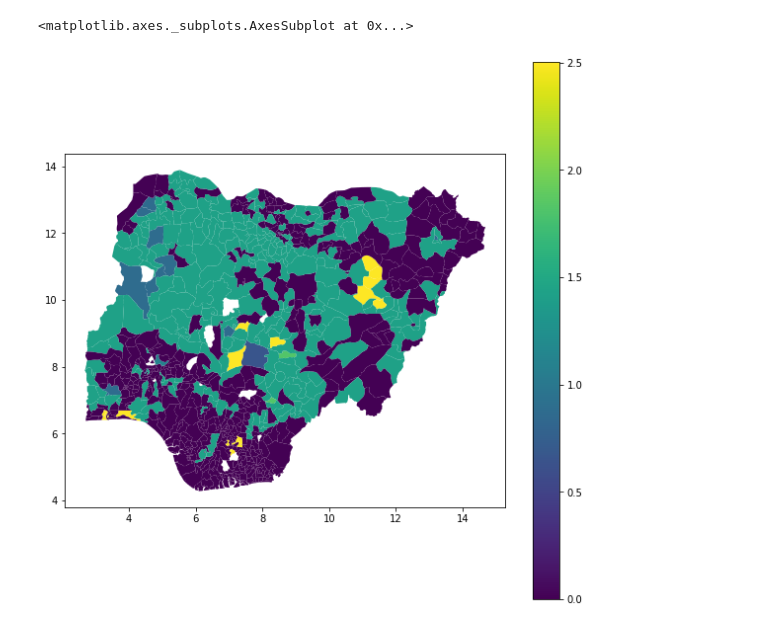
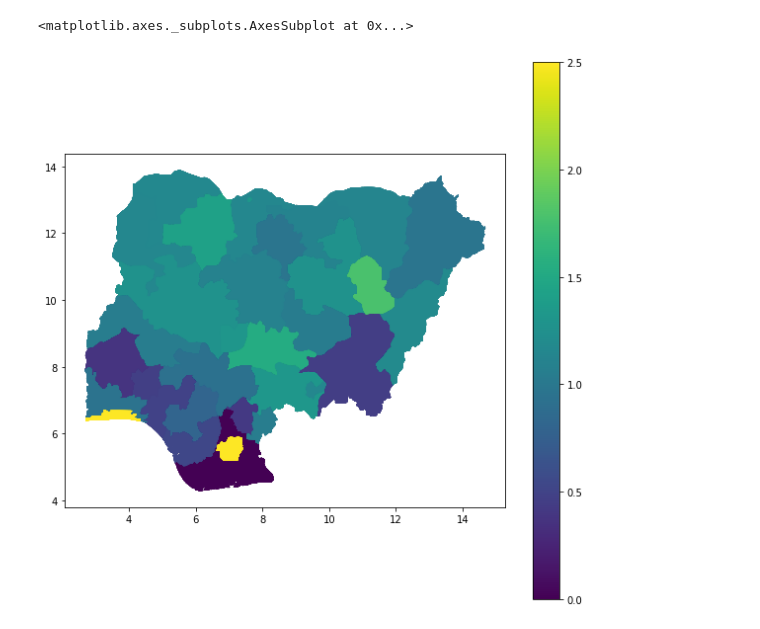
Before and after one commit to stm7631/AA-08-Washington-Data-Wizards, a Jupyter notebook: Code/Reading and Plotting Nigeria Data.ipynb, the cells around one changed output. Saved outputs shown, nothing was run; the diff lists cells and outputs as text; code cells hidden in the pictures.

```diff
--- a/Code/Reading and Plotting Nigeria Data.ipynb
+++ b/Code/Reading and Plotting Nigeria Data.ipynb
@@ -40,10 +49,11 @@ pzq_total_procured = pzq_tab_procured.iloc[:, 0] + pzq_tab_procured.iloc[:, 1]
 # %%
 # Here I selecte the different colummns I  need and store them as seperate Series. The rows start at level 2
 # The columns for the first two variables have names, but the rest I find by indexing.
+state_names = alb_mbd.loc[2:, "Unnamed: 1"]
 district_names = alb_mbd.loc[2:, "Unnamed: 2"]
-total_treatment = alb_mbd.loc[2:, "Population requiring treatment with ALB/MBD"]
-total_target_alb = alb_mbd.iloc[2:, 15]
+alb_mbd_total_treatment = alb_mbd.loc[2:, "Population requiring treatment with ALB/MBD"]
 total_target_mbd = alb_mbd.iloc[2:, 19]
+total_target_alb = alb_mbd_total_treatment - total_target_mbd
 lf_alb_tab_bottle = alb_mbd.iloc[2:, 21:23]
-sac_alb_tab_bottle = alb_mbd.iloc[2:, 24:26]
-sac_mbd_tab_bottle = alb_mbd.iloc[2:, 27:29]
+sth_alb_tab_bottle = alb_mbd.iloc[2:, 24:26]
+sth_mbd_tab_bottle = alb_mbd.iloc[2:, 27:29]
@@ -76,4 +106,4 @@ selectedData.head(2)
 shapefile = '../Data/Nigeria/Nigeria_Shape/AFRO_IUs_201812.shp'
 gdf = gpd.read_file(shapefile)
 nigeria = gdf[gdf.ADMIN0 == 'Nigeria'].copy()
-nigeria.head(3)
+nigeria = nigeria.loc[:, ['CONTINENT', 'REGION', 'ADMIN0', 'ADMIN1', 'IUs_NAME', 'Shape_Leng', 'Shape_Le_1', 'Shape_Area', 'geometry']]
@@ -98,3 +110,35 @@ merged.loc[(pd.isna(merged.ivm_ratio)), 'ivm_ratio'] = 0
+# %%
+# merging the two data sets
+#merged = nigeria.merge(selectedData, left_on='IUs_NAME', right_on='district_names')
+merged = nigeria.merge(stateData, left_on='ADMIN1', right_on='state_names')
+# summing up all the requested columns and dividing them by the target population
+merged['alb_ratio'] = merged['lf_alb_total_procured'] / merged['total_target_alb']
+merged['mbd_ratio'] = merged['sth_mbd_total_procured'] / merged['total_target_mbd']
+merged['pzq_ratio'] = merged['schisto_pzq_total_procured'] / merged['schisto_pzq_total_treatment']
+merged['oncho_ivm_ratio'] = merged['oncho_ivm_total_procured'] / merged['oncho_ivm_total_treatment']
+merged['lf_ivm_ratio'] = merged['lf_ivm_total_procured'] / merged['lf_ivm_total_treatment']
+
+merged.loc[(pd.isna(merged.pzq_ratio)), 'pzq_ratio'] = 0
+merged.loc[(pd.isna(merged.alb_ratio)), 'alb_ratio'] = 0
+merged.loc[(pd.isna(merged.mbd_ratio)), 'mbd_ratio'] = 0
+merged.loc[(pd.isna(merged.oncho_ivm_ratio)), 'oncho_ivm_ratio'] = 0
+merged.loc[(pd.isna(merged.lf_ivm_ratio)), 'lf_ivm_ratio'] = 0
+
+
+
+merged_pop = merged.merge(pop_data, left_on='ADMIN1', right_on='state')
+final_merged = merged_pop.merge(nigeria_lf, left_on='ADMIN1', right_on='ADMIN1_NAME')
+# %%
+final_merged = final_merged.loc[:, ['CONTINENT', 'REGION', 'ADMIN0', 'ADMIN1', 'IUs_NAME', 'Shape_Leng',
+       'Shape_Le_1', 'Shape_Area', 'geometry', 'state_names',
+       'total_treatment_mbd_alb', 'total_target_alb', 'total_target_mbd',
+       'lf_alb_total_procured', 'sth_mbd_total_procured',
+       'schisto_pzq_total_treatment', 'schisto_pzq_total_procured',
+       'lf_ivm_total_treatment', 'lf_ivm_total_procured',
+       'oncho_ivm_total_treatment', 'oncho_ivm_total_procured', 'alb_ratio',
+       'mbd_ratio', 'pzq_ratio', 'oncho_ivm_ratio', 'lf_ivm_ratio', 'population', 'lf_yld', 'oncho_yld', 'schisto_yld', 'Endemicity', 'MDA_start_APOC',
+       'LF_MDA_duration', 'start_year', 'end_year', 'Period', 'PopReq',
+       'PopTreat', 'Cov', 'MDA', 'EffMDA', 'MDA_n', 'EffMDA_n', 'MDA_left']]
 # %%
 # creating a plot
 # any white space is probably a null value, meaning either no data, or something is wrong the data cleaning I did
@@ -105,6 +156,6 @@ merged.plot(column='total requested / target population', legend=True, figsize=(
 # %%
-merged.plot(column='pzq_ratio', legend=True, figsize=(10,10))
+final_merged.plot(column='pzq_ratio', legend=True, figsize=(10,10))
 # %% [output]
 <matplotlib.axes._subplots.AxesSubplot at 0x...>
-[figure, old version]
+[figure, new version]
 # %%
```
Also changed, not shown: parts of 14 cells of this notebook, 3 other files.
